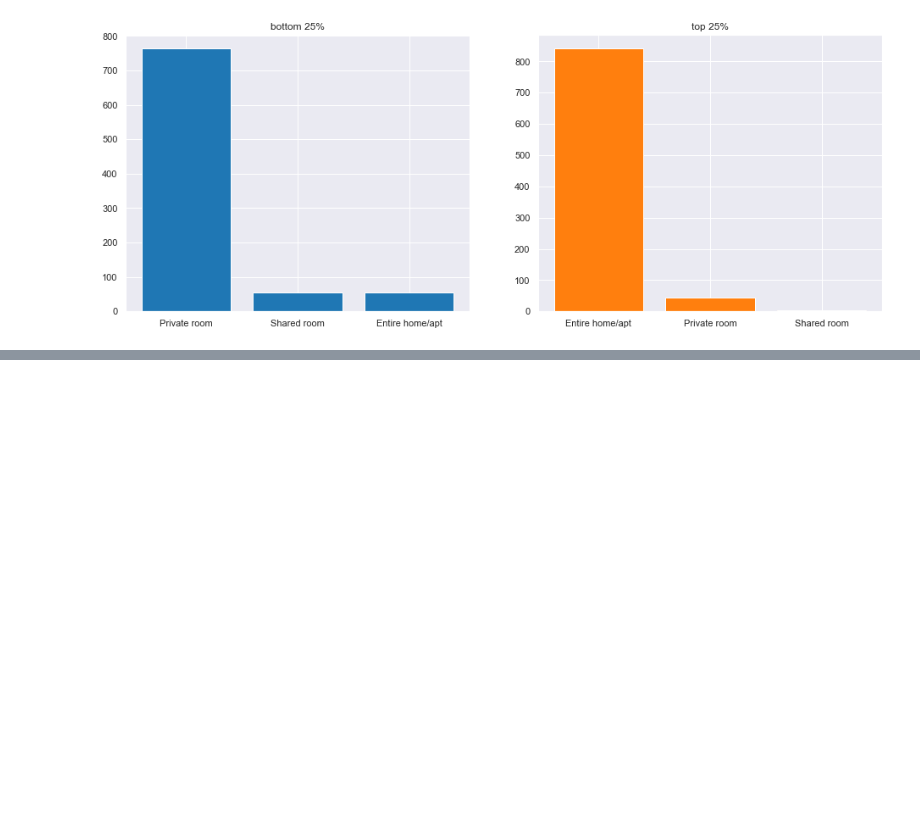
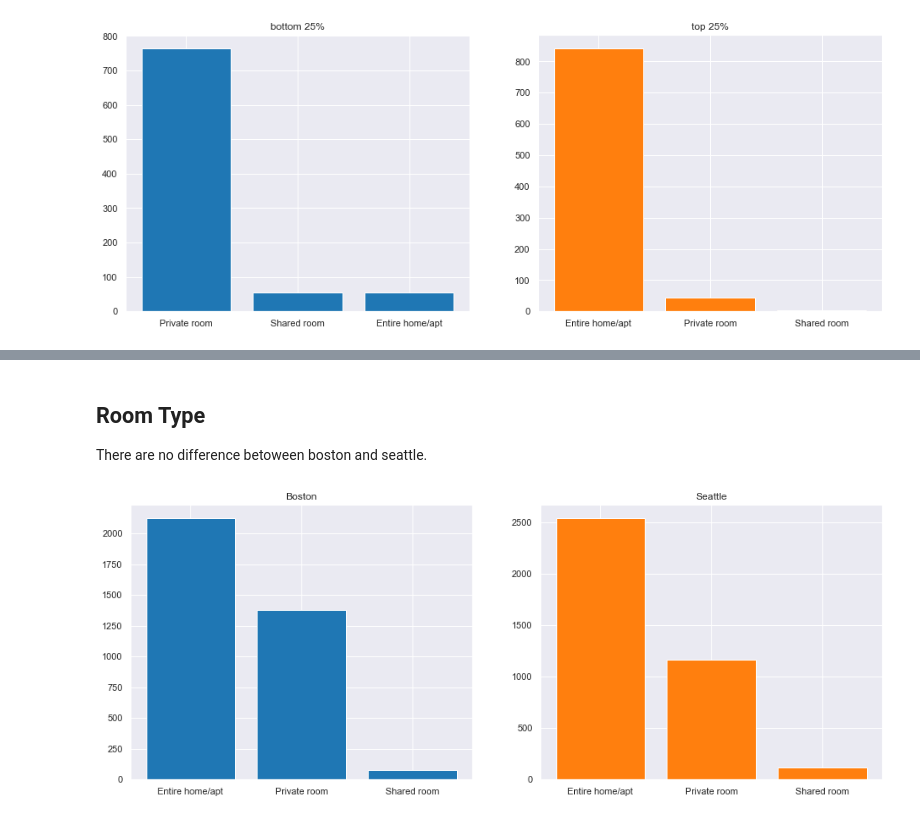
Before and after one commit to kawano8811/Write-A-Data-Science-Blog-Post, a Jupyter notebook: write_a_data_science_blog_post.ipynb, the cells around one changed output, grey strips where cells are left out. Saved outputs shown, nothing was run; the diff lists cells and outputs as text; code cells hidden in the pictures; blank space fills up the shorter version.

```diff
--- a/write_a_data_science_blog_post.ipynb
+++ b/write_a_data_science_blog_post.ipynb
@@ -257,0 +267,17 @@ Top 25% rooms are mainly entire home/apt and have many beds, so it can accommoda
+# %% [markdown]
+## Room Type
+There are no difference betoween boston and seattle.
+# %%
+plt.figure(figsize=(16, 6))
+ax1 = plt.subplot(121)
+ax1.set_title('Boston')
+ax1.bar(boston_list['room_type'].value_counts().index,
+        boston_list['room_type'].value_counts().values, color='tab:blue')
+
+ax2 = plt.subplot(122)
+ax2.set_title('Seattle')
+ax2.bar(seattle_list['room_type'].value_counts().index,
+        seattle_list['room_type'].value_counts().values, color='tab:orange')
+plt.show()
+# %% [output]
+[figure, added]
```
Also changed, not shown: parts of 20 cells of this notebook.
